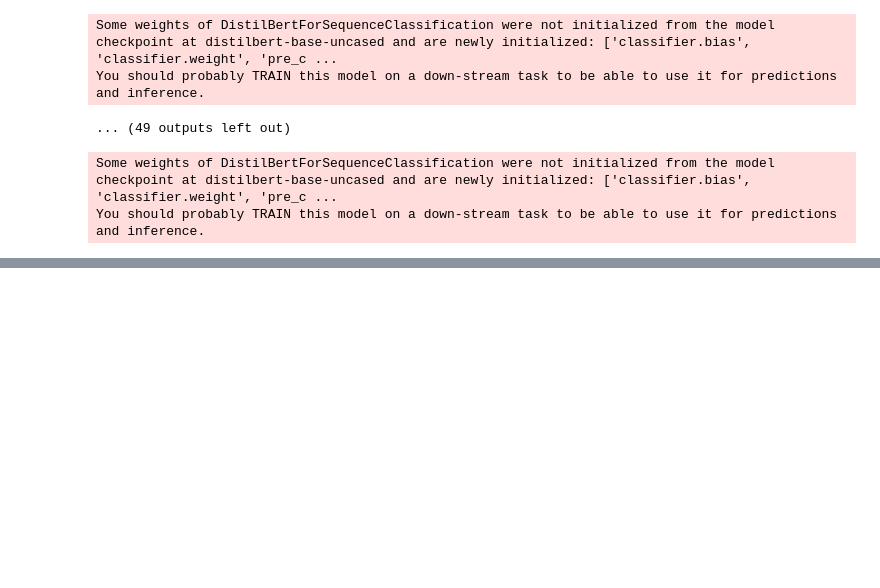
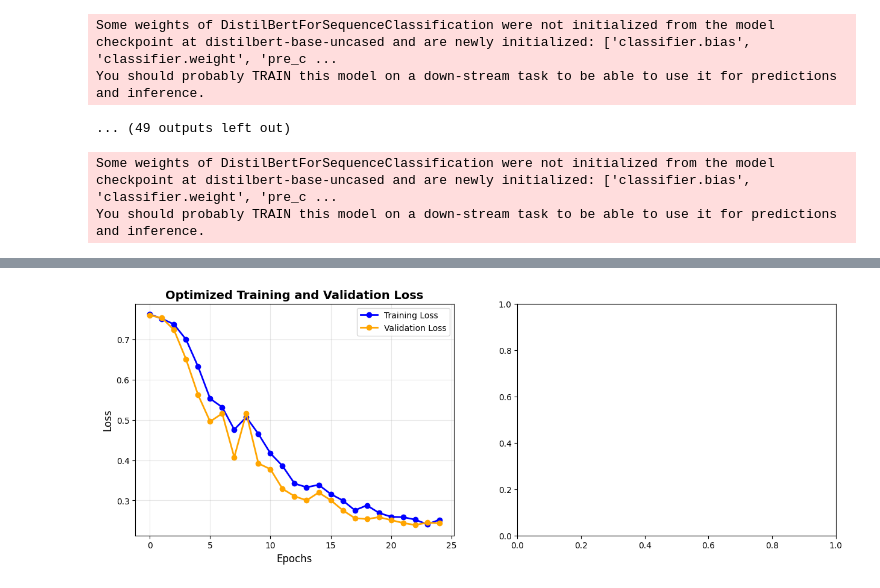
Before and after one commit to xensn/Auditd_AI, a Jupyter notebook: scripts/auditd_ml.ipynb, the cells around one changed output, grey strips where cells are left out. Cells and saved outputs as stored; diff of their text form; code cells hidden in the pictures; blank space fills up the shorter version.

Commit message:
Final Training, overfitting fixed

```diff
--- a/scripts/auditd_ml.ipynb
+++ b/scripts/auditd_ml.ipynb
@@ -1276,7 +1239,7 @@ for epoch in range(CONFIG['num_epochs']):
         loss.backward()
         torch.nn.utils.clip_grad_norm_(optimized_model.parameters(), max_norm=1.0)
         optimized_optimizer.step()
-        # scheduler.step()
+        scheduler.step()
 
         predictions = torch.argmax(outputs.logits, dim=1)
         train_correct += (predictions == batch_labels).sum().item()
@@ -1286,7 +1249,7 @@ for epoch in range(CONFIG['num_epochs']):
         progress_bar.set_postfix({
             'loss': f'{loss.item():.4f}',
             'acc': f'{train_correct/train_total:.4f}',
-            # 'lr': f'{scheduler.get_last_lr()[0]:.2e}'
+            'lr': f'{scheduler.get_last_lr()[0]:.2e}'
         })
 
     avg_train_loss = train_loss / len(optimized_train_loader)
@@ -1322,7 +1285,7 @@ for epoch in range(CONFIG['num_epochs']):
     optimized_history['val_loss'].append(avg_val_loss)
     optimized_history['val_acc'].append(val_acc)
     optimized_history['loss_gap'].append(loss_gap)
-    # optimized_history['learning_rate'].append(scheduler.get_last_lr()[0])
+    optimized_history['learning_rate'].append(scheduler.get_last_lr()[0])
 
     # Print results
     print(f"\n{'='*70}")
@@ -1332,16 +1295,8 @@ for epoch in range(CONFIG['num_epochs']):
     print(f"  Val Loss:   {avg_val_loss:.4f} | Val Acc:   {val_acc:.4f} ({val_acc*100:.2f}%)")
     print(f"  Loss Gap:   {loss_gap:.4f}", end='')
 
-    if loss_gap < 0.2:
-        print(" ✅ Excellent generalization!")
-    elif loss_gap < 0.4:
-        print(" ✅ Good generalization")
-    elif loss_gap < 0.6:
-        print(" ⚡ Moderate overfitting")
-    else:
-        print(" ⚠️  High overfitting")
 
-    # print(f"  Learning Rate: {scheduler.get_last_lr()[0]:.2e}")
+    print(f"  Learning Rate: {scheduler.get_last_lr()[0]:.2e}")
 
     # Early stopping
     if avg_val_loss < best_val_loss:
@@ -1443 +1398,14 @@ New best model saved! (Val Loss: 0.4870)
 ... (14 outputs left out)
+# %%
+# Check for overfitting
+fig, axes = plt.subplots(1, 2, figsize=(15, 5))
+
+axes[0].plot(optimized_history['train_loss'], label='Training Loss', linewidth=2, color='blue', marker='o')
+axes[0].plot(optimized_history['val_loss'], label='Validation Loss', linewidth=2, color='orange', marker='o')
+axes[0].set_xlabel('Epochs', fontsize=12)
+axes[0].set_ylabel('Loss', fontsize=12)
+axes[0].set_title('Optimized Training and Validation Loss', fontsize=14, fontweight='bold')
+axes[0].legend()
+axes[0].grid(True, alpha=0.3)
+# %% [output]
+[figure, added]
```
Also changed, not shown: parts of 9 cells of this notebook.
